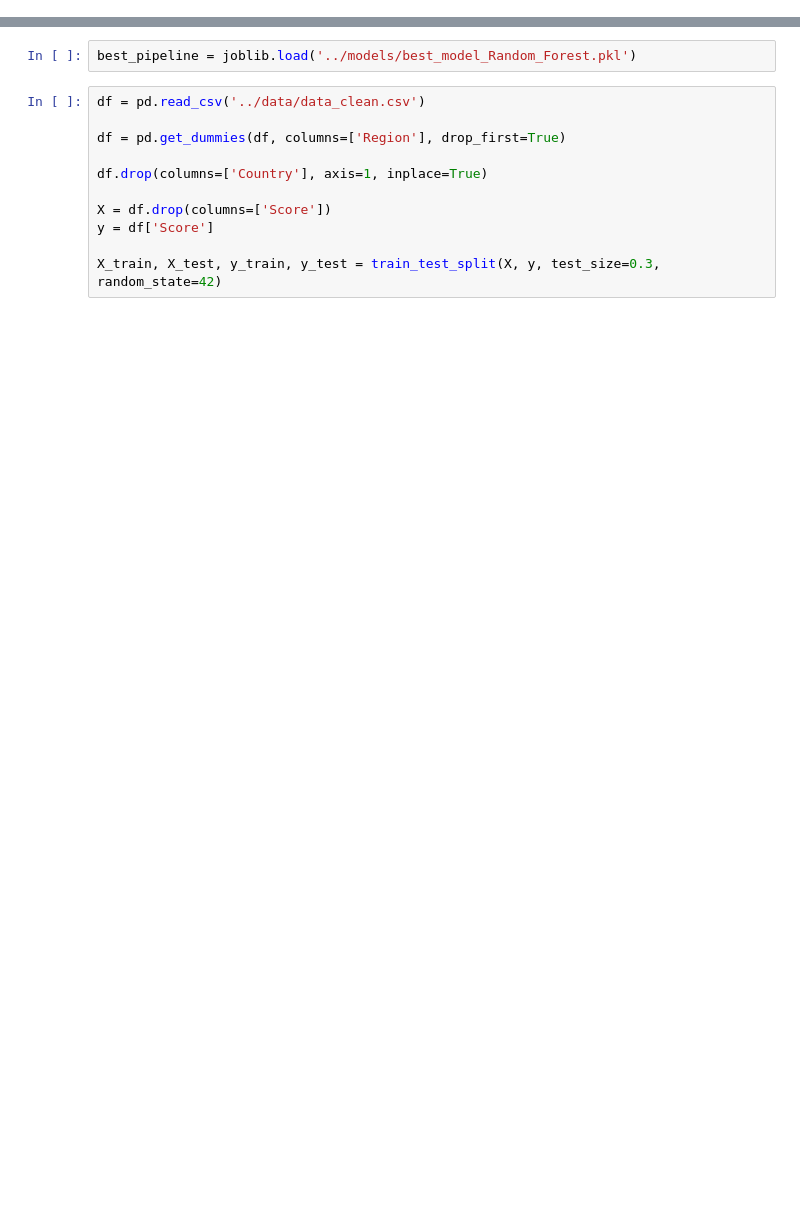
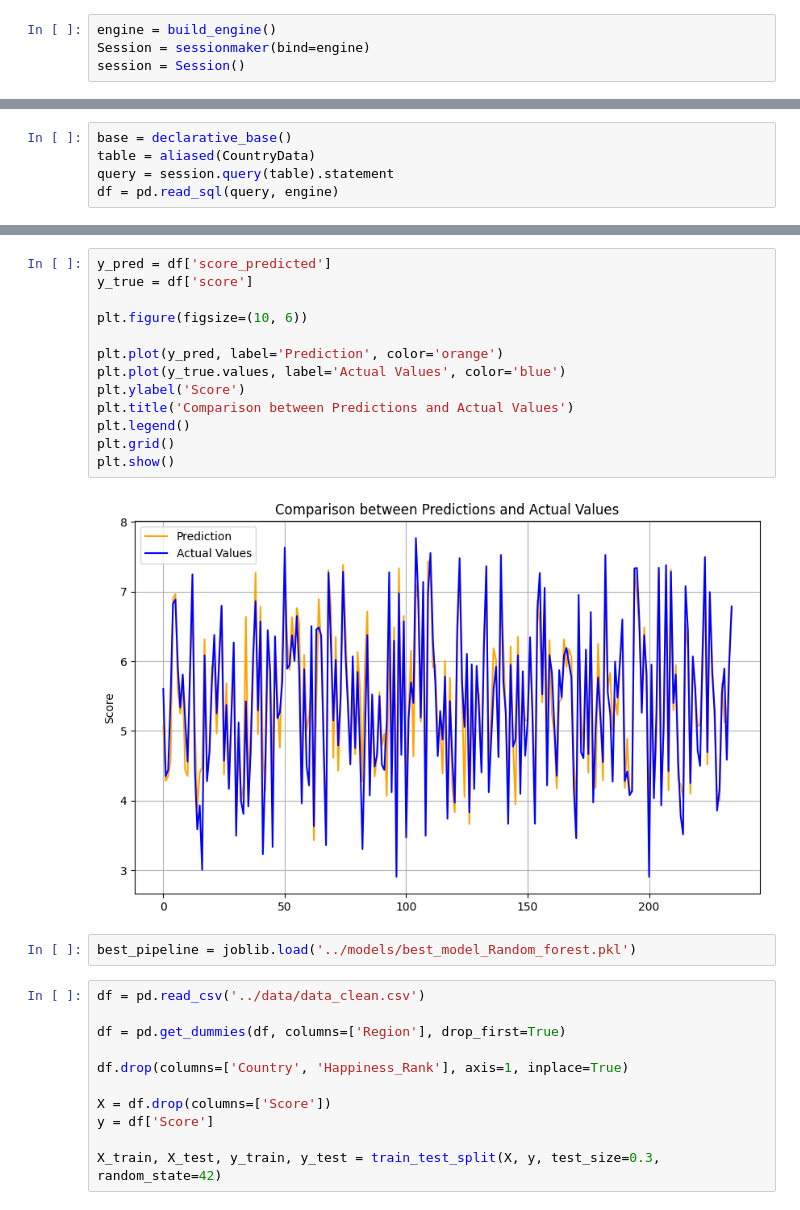
Before and after one commit to caroldvarela/workshop-03, a Jupyter notebook: notebooks/002_model_metrics.ipynb, the cells around one changed output, grey strips where cells are left out. Drawn from its saved outputs; the diff is of its cells as text; blank space fills up the shorter version.

```diff
--- a/notebooks/002_model_metrics.ipynb
+++ b/notebooks/002_model_metrics.ipynb
@@ -7,0 +25,4 @@ from sklearn.metrics import mean_squared_error, mean_absolute_error, r2_score
+# %%
+engine = build_engine()
+Session = sessionmaker(bind=engine)
+session = Session()
@@ -7,0 +31,5 @@ from sklearn.metrics import mean_squared_error, mean_absolute_error, r2_score
+# %%
+base = declarative_base()
+table = aliased(CountryData)
+query = session.query(table).statement
+df = pd.read_sql(query, engine)
@@ -8,11 +102,26 @@ from sklearn.metrics import mean_squared_error, mean_absolute_error, r2_score
+# %%
+y_pred = df['score_predicted']
+y_true = df['score']
+
+plt.figure(figsize=(10, 6))
+
+plt.plot(y_pred, label='Prediction', color='orange')
+plt.plot(y_true.values, label='Actual Values', color='blue')
+plt.ylabel('Score')
+plt.title('Comparison between Predictions and Actual Values')
+plt.legend()
+plt.grid()
+plt.show()
+# %% [output]
+[figure, added]
 # %%
-best_pipeline = joblib.load('../models/best_model_Random_Forest.pkl')
+best_pipeline = joblib.load('../models/best_model_Random_forest.pkl')
 # %%
 df = pd.read_csv('../data/data_clean.csv')
 
 df = pd.get_dummies(df, columns=['Region'], drop_first=True)
 
-df.drop(columns=['Country'], axis=1, inplace=True)
+df.drop(columns=['Country', 'Happiness_Rank'], axis=1, inplace=True)
 
 X = df.drop(columns=['Score'])
 y = df['Score']
```
Also changed, not shown: parts of 14 cells of this notebook, 1 other file.
